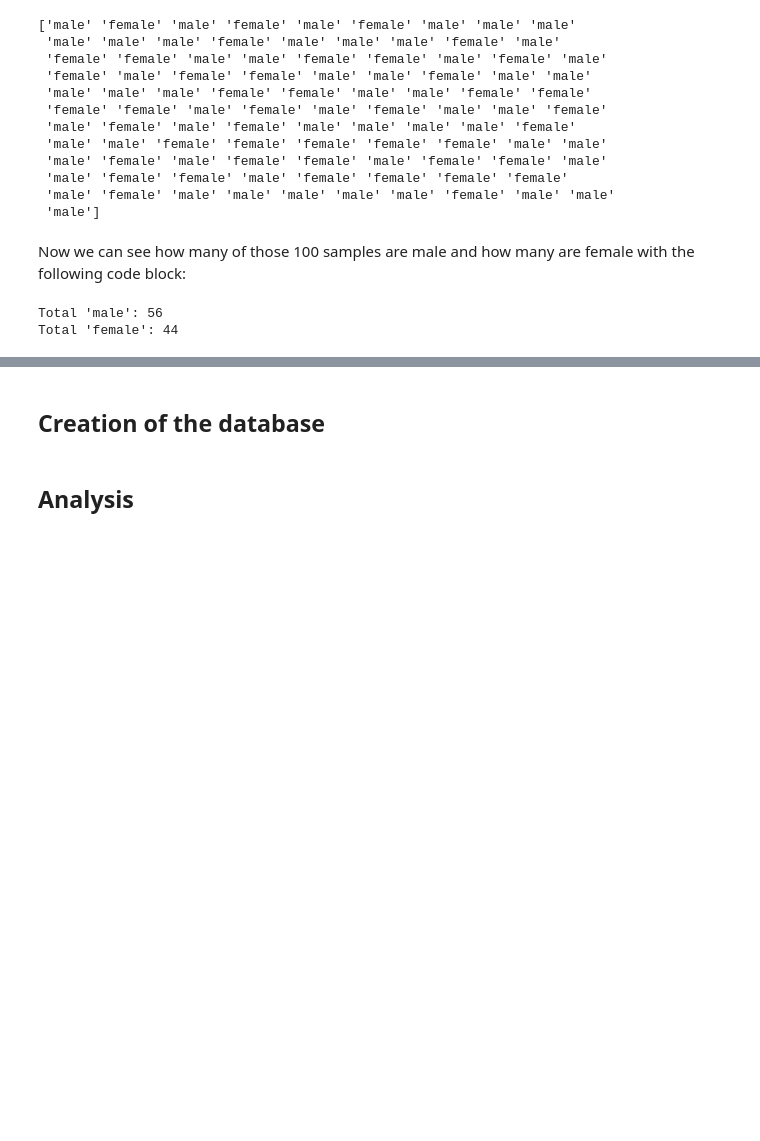
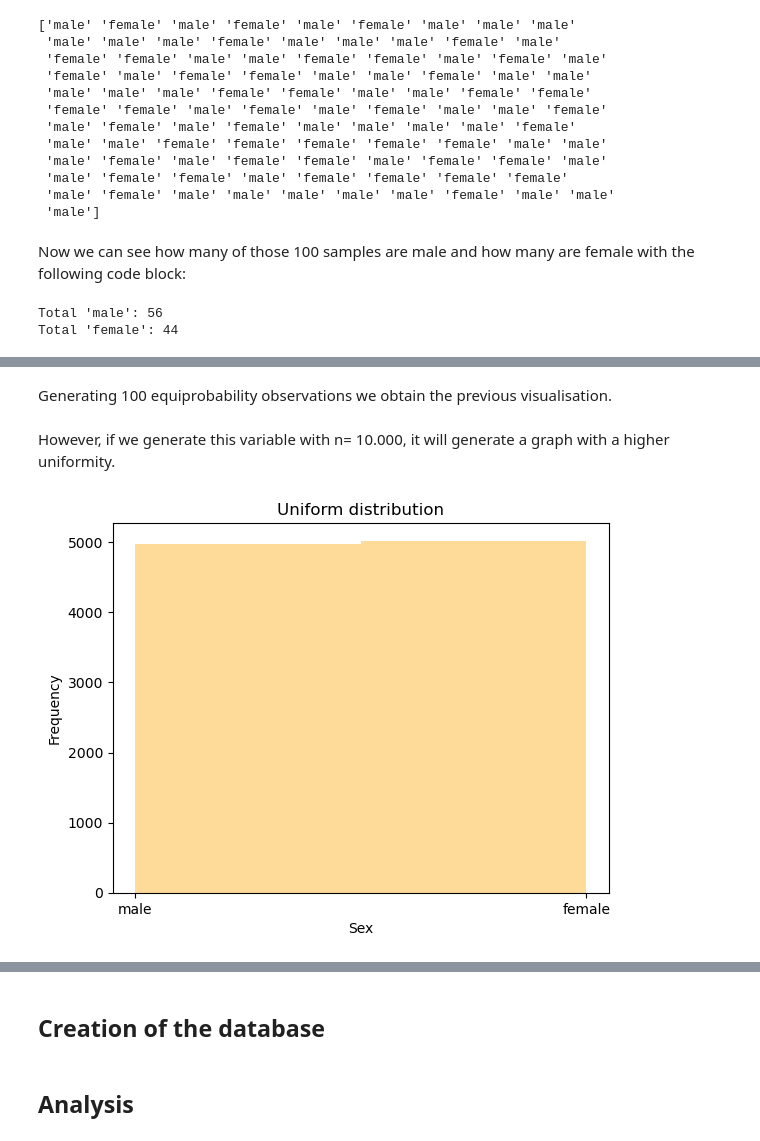
Before and after one commit to jalaca91/project1-programming-data-analysis, a Jupyter notebook: project1.ipynb, the cells around one changed output, grey strips where cells are left out. Drawn from its saved outputs; the diff is of its cells as text; code cells hidden in the pictures; blank space fills up the shorter version.

```diff
--- a/project1.ipynb
+++ b/project1.ipynb
@@ -226,0 +237,16 @@ We have then that under equiprobability conditions, i.e., both have the same pro
+# %% [markdown]
+Generating 100 equiprobability observations we obtain the previous visualisation.
+# %% [markdown]
+However, if we generate this variable with n= 10.000, it will generate a graph with a higher uniformity.
+# %%
+sex_variable = ["male", "female"]
+sex2 = np.random.choice(sex_variable, size=10000)
+
+plt.hist(sex2, bins=2, color="orange", alpha=0.4)
+plt.title("Uniform distribution")
+plt.xlabel("Sex")
+plt.ylabel("Frequency")
+
+plt.show()
+# %% [output]
+[figure, added]
```
Also changed, not shown: parts of 19 cells of this notebook.
